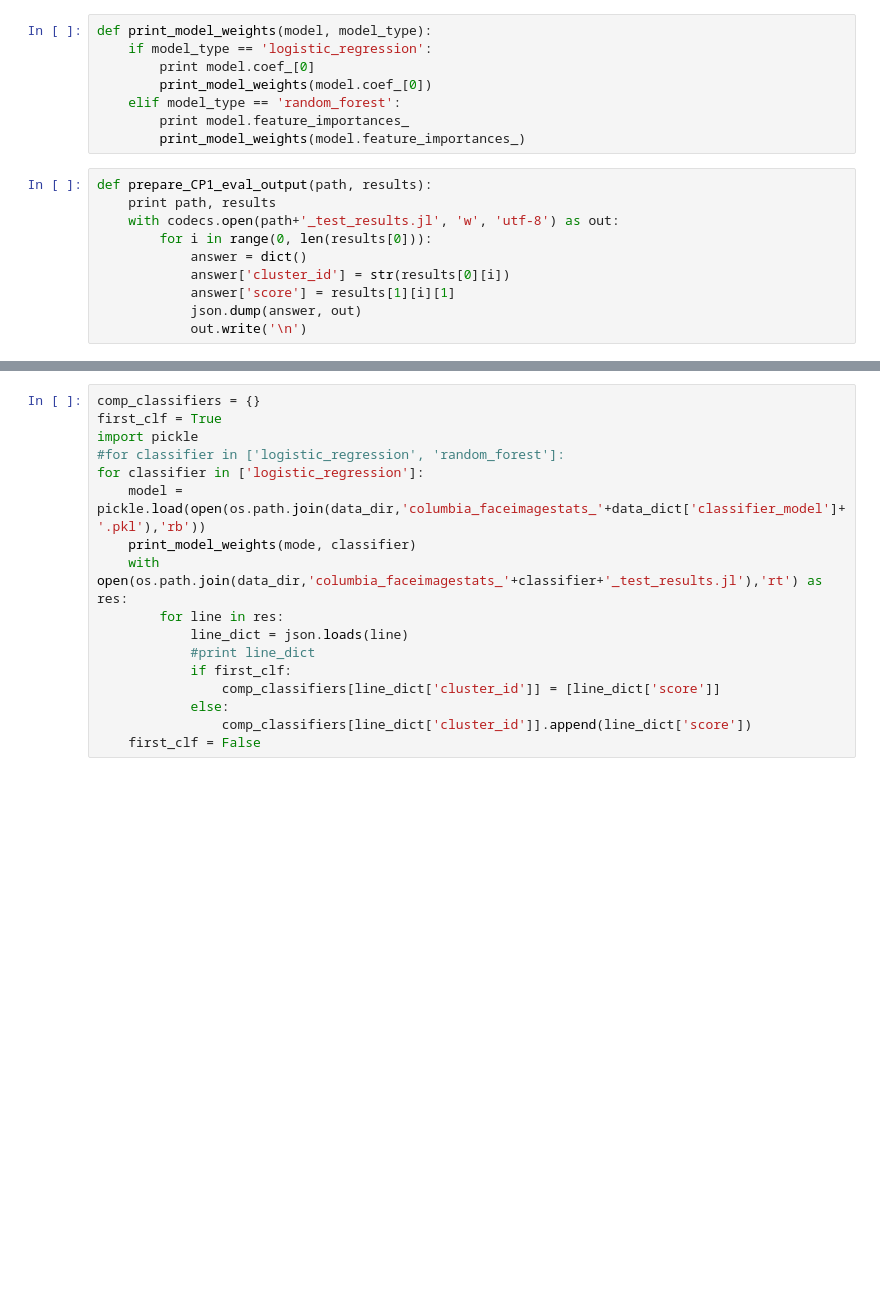
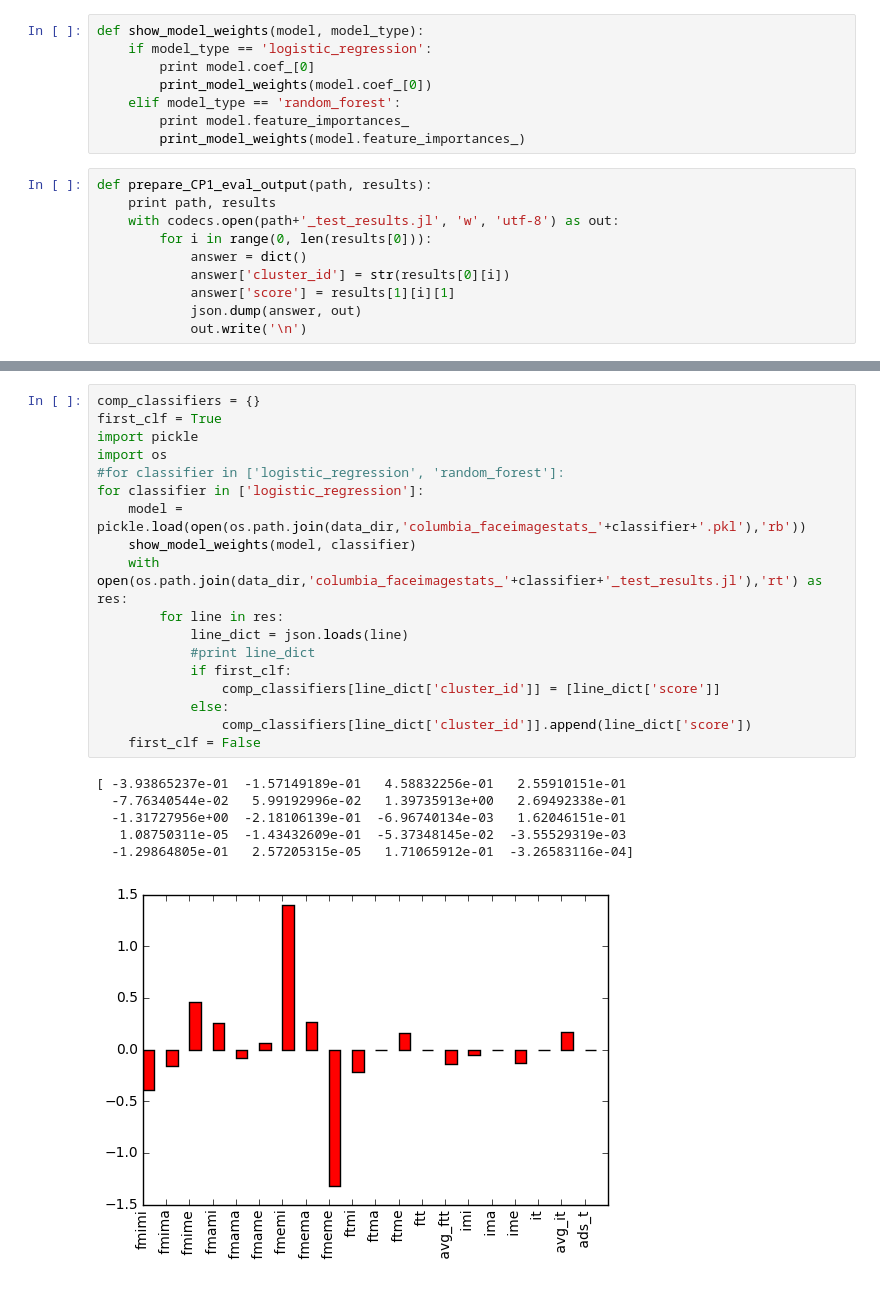
Before and after one commit to svebk/qpr-winter-2017, a Jupyter notebook: notebook/winter2017_006.classify_CP1.ipynb, the cells around one changed output, grey strips where cells are left out. Cells and saved outputs as stored; diff of their text form; blank space fills up the shorter version.

```diff
--- a/notebook/winter2017_006.classify_CP1.ipynb
+++ b/notebook/winter2017_006.classify_CP1.ipynb
@@ -458,5 +363,5 @@ print results
 # %%
-def print_model_weights(model, model_type):
+def show_model_weights(model, model_type):
     if model_type == 'logistic_regression':
         print model.coef_[0]
         print_model_weights(model.coef_[0])
@@ -499,20 +386,28 @@ columbia_faceimagestats_logistic_regression [[u'a99a6739634570f1fbb9de84ddbf07e2
 # %%
 comp_classifiers = {}
 first_clf = True
 import pickle
+import os
 #for classifier in ['logistic_regression', 'random_forest']:
 for classifier in ['logistic_regression']:
-    model = pickle.load(open(os.path.join(data_dir,'columbia_faceimagestats_'+data_dict['classifier_model']+'.pkl'),'rb'))
-    print_model_weights(mode, classifier)
+    model = pickle.load(open(os.path.join(data_dir,'columbia_faceimagestats_'+classifier+'.pkl'),'rb'))
+    show_model_weights(model, classifier)
     with open(os.path.join(data_dir,'columbia_faceimagestats_'+classifier+'_test_results.jl'),'rt') as res:
         for line in res:
             line_dict = json.loads(line)
             #print line_dict
             if first_clf:
                 comp_classifiers[line_dict['cluster_id']] = [line_dict['score']]
             else:
                 comp_classifiers[line_dict['cluster_id']].append(line_dict['score'])
     first_clf = False
+# %% [output]
+[ -3.93865237e-01  -1.57149189e-01   4.58832256e-01   2.55910151e-01
+  -7.76340544e-02   5.99192996e-02   1.39735913e+00   2.69492338e-01
+  -1.31727956e+00  -2.18106139e-01  -6.96740134e-03   1.62046151e-01
+   1.08750311e-05  -1.43432609e-01  -5.37348145e-02  -3.55529319e-03
+  -1.29864805e-01   2.57205315e-05   1.71065912e-01  -3.26583116e-04]
+[figure, added]
 # %%
 print comp_classifiers
 # %% [output]
```
Also changed, not shown: parts of 10 cells of this notebook.
